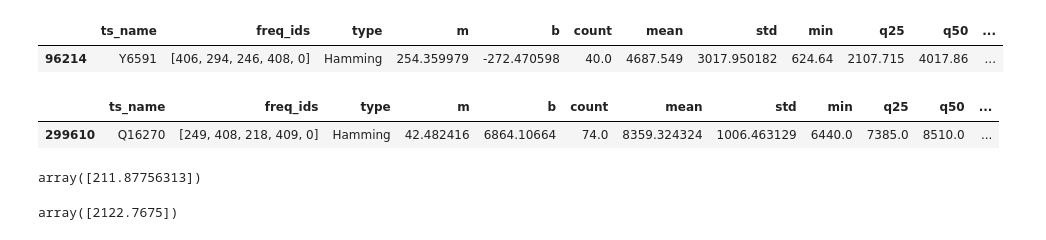
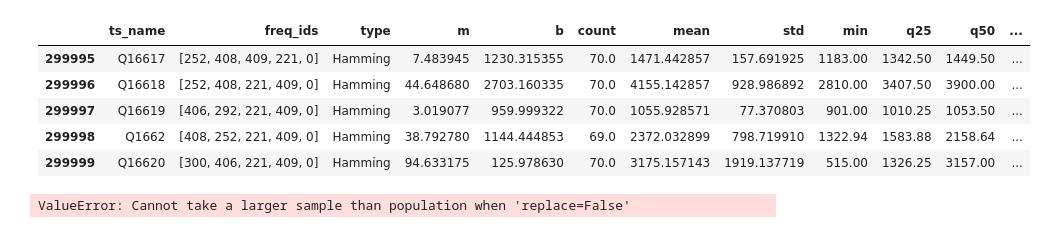
Before and after one commit to philippbeer/ts_search_engine, a Jupyter notebook: notebooks/df_list_2_vector_test.ipynb, the cells around one changed output. Drawn from its saved outputs; the diff is of its cells as text; code cells hidden in the pictures.

```diff
--- a/notebooks/df_list_2_vector_test.ipynb
+++ b/notebooks/df_list_2_vector_test.ipynb
@@ -18,18 +10,14 @@ m_ts = df[(df['ts_name']=='Q16270') & (df['type']=='Hamming')]
-# %%
-y_ts
-# %% [output]
-|  | ts_name | freq_ids | type | m | b | count | mean | std | min | q25 | q50 | ... |
-| 96214 | Y6591 | [406, 294, 246, 408, 0] | Hamming | 254.359979 | -272.470598 | 40.0 | 4687.549 | 3017.950182 | 624.64 | 2107.715 | 4017.86 | ... |
-# %%
-m_ts
-# %% [output]
-|  | ts_name | freq_ids | type | m | b | count | mean | std | min | q25 | q50 | ... |
-| 299610 | Q16270 | [249, 408, 218, 409, 0] | Hamming | 42.482416 | 6864.10664 | 74.0 | 8359.324324 | 1006.463129 | 6440.0 | 7385.0 | 8510.0 | ... |
-# %%
-abs(y_ts['m'].values-m_ts['m'].values)
-# %% [output]
-array([211.87756313])
-# %%
-abs(y_ts['q75'].values-m_ts['q75'].values)
-# %% [output]
-array([2122.7675])
+# %%
+df['granularity'] = df['ts_name'].astype(str).str[0]
+df.tail()
+# %% [output]
+|  | ts_name | freq_ids | type | m | b | count | mean | std | min | q25 | q50 | ... |
+| 299995 | Q16617 | [252, 408, 409, 221, 0] | Hamming | 7.483945 | 1230.315355 | 70.0 | 1471.442857 | 157.691925 | 1183.00 | 1342.50 | 1449.50 | ... |
+| 299996 | Q16618 | [252, 408, 221, 409, 0] | Hamming | 44.648680 | 2703.160335 | 70.0 | 4155.142857 | 928.986892 | 2810.00 | 3407.50 | 3900.00 | ... |
+| 299997 | Q16619 | [406, 292, 221, 409, 0] | Hamming | 3.019077 | 959.999322 | 70.0 | 1055.928571 | 77.370803 | 901.00 | 1010.25 | 1053.50 | ... |
+| 299998 | Q1662 | [408, 252, 221, 409, 0] | Hamming | 38.792780 | 1144.444853 | 69.0 | 2372.032899 | 798.719910 | 1322.94 | 1583.88 | 2158.64 | ... |
+| 299999 | Q16620 | [300, 406, 221, 409, 0] | Hamming | 94.633175 | 125.978630 | 70.0 | 3175.157143 | 1919.137719 | 515.00 | 1326.25 | 3157.00 | ... |
+# %%
+f00 = df['granularity'].sample(100000000)
+# %% [output]
+ValueError: Cannot take a larger sample than population when 'replace=False'
```
Also changed, not shown: parts of 7 cells of this notebook, 5 other files.
